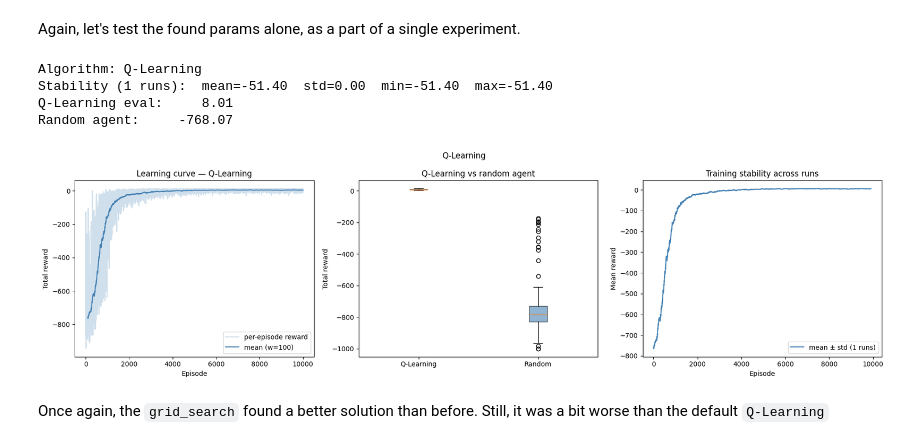
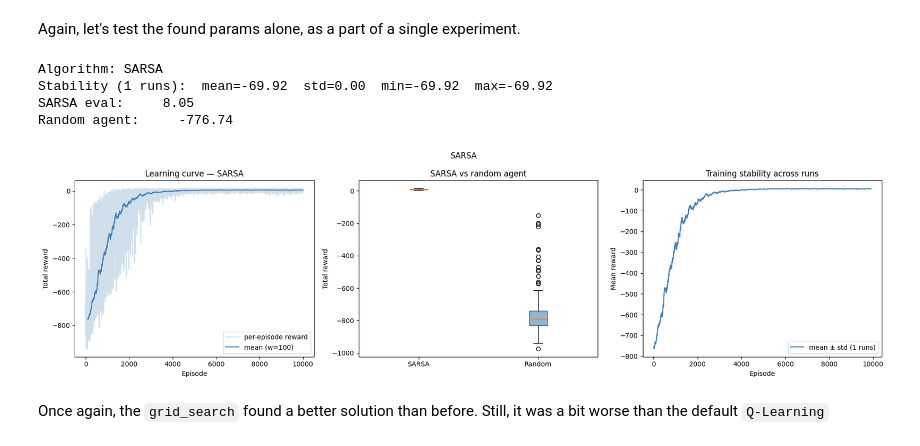
Before and after one commit to pitkwiecien/MachineLearning, a Jupyter notebook: ReinforcementLearning/ReinforcementLearning.ipynb, the cells around one changed output. Drawn from its saved outputs; the diff is of its cells as text; code cells hidden in the pictures.

Commit message:
Fixed the last experiment

```diff
--- a/ReinforcementLearning/ReinforcementLearning.ipynb
+++ b/ReinforcementLearning/ReinforcementLearning.ipynb
@@ -221,20 +221,20 @@ Again, let's test the found params alone, as a part of a single experiment.
 # %%
 config = TrainingConfig(
     alpha=0.1,
     gamma=0.999,
     epsilon_decay=0.9995,
     epsilon_end=0.05
 )
-experiment = Experiment("Taxi-v4", config=config, n_runs=1)
+experiment = Experiment("Taxi-v4", config=config, n_runs=1, use_sarsa=True)
 experiment.run(eval_episodes=500)
 experiment.print_summary()
 experiment.plot_all()
 # %% [output]
-Algorithm: Q-Learning
-Stability (1 runs):  mean=-51.40  std=0.00  min=-51.40  max=-51.40
-Q-Learning eval:     8.01
-Random agent:     -768.07
+Algorithm: SARSA
+Stability (1 runs):  mean=-69.92  std=0.00  min=-69.92  max=-69.92
+SARSA eval:     8.05
+Random agent:     -776.74
-[figure, old version]
+[figure, new version]
 # %% [markdown]
 Once again, the `grid_search` found a better solution than before. Still, it was a bit worse than the default `Q-Learning`
 # %% [markdown]
```
